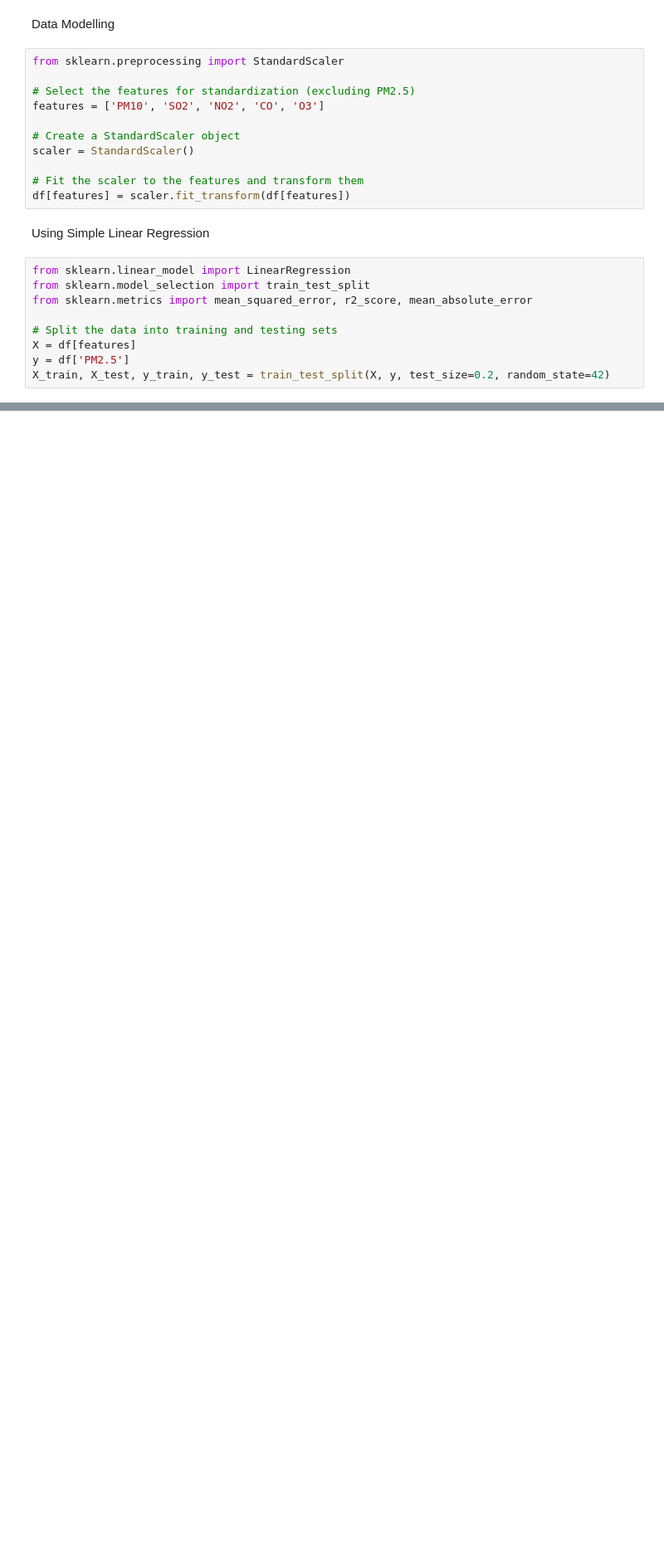
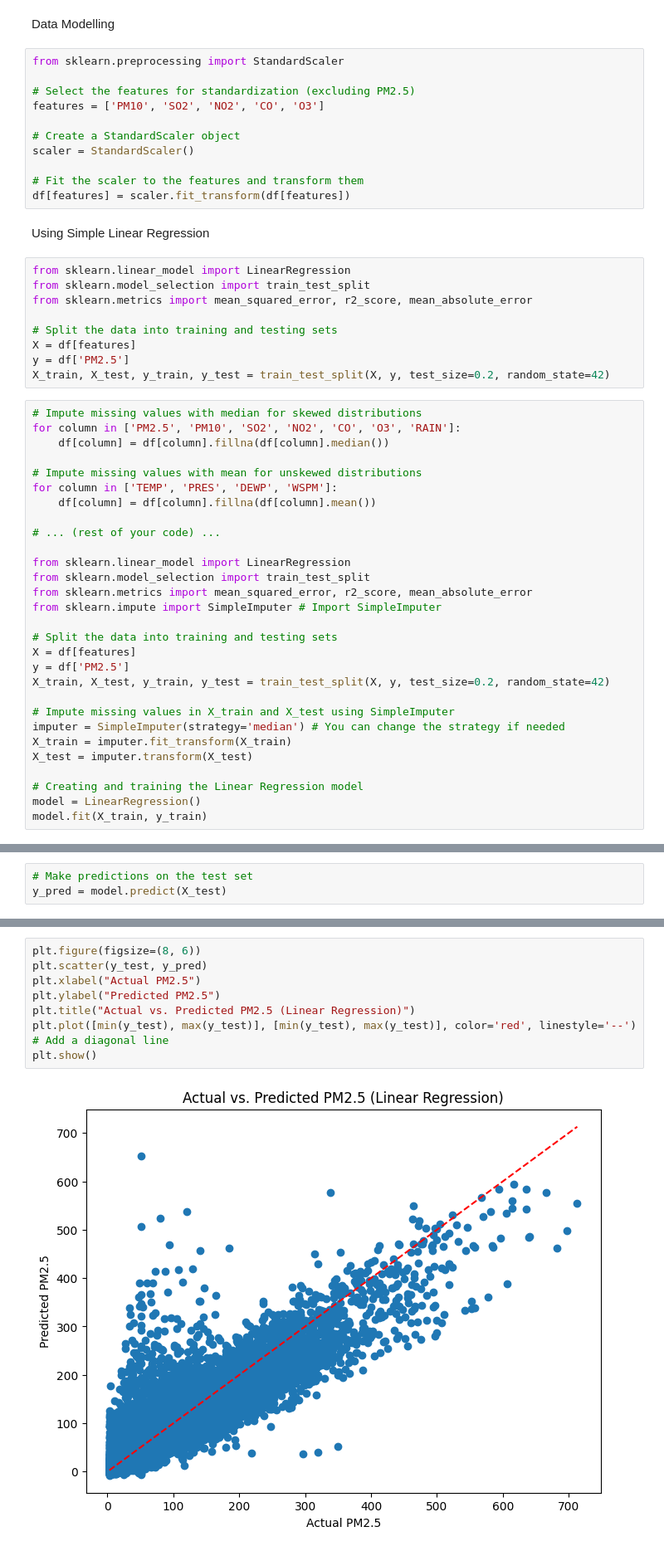
Before and after one commit to Myinnocent/CMP7005-ASSESS, a Jupyter notebook: Untitled7.ipynb, the cells around one changed output, grey strips where cells are left out. Shown at 83% size. Cells and saved outputs as stored; diff of their text form; blank space fills up the shorter version.

Commit message:
Visualizing the linear regression model

```diff
--- a/Untitled7.ipynb
+++ b/Untitled7.ipynb
@@ -961,3 +961,32 @@ from sklearn.metrics import mean_squared_error, r2_score, mean_absolute_error
 X = df[features]
 y = df['PM2.5']
 X_train, X_test, y_train, y_test = train_test_split(X, y, test_size=0.2, random_state=42)
+# %%
+# Impute missing values with median for skewed distributions
+for column in ['PM2.5', 'PM10', 'SO2', 'NO2', 'CO', 'O3', 'RAIN']:
+    df[column] = df[column].fillna(df[column].median())
+
+# Impute missing values with mean for unskewed distributions
+for column in ['TEMP', 'PRES', 'DEWP', 'WSPM']:
+    df[column] = df[column].fillna(df[column].mean())
+
+# ... (rest of your code) ...
+
+from sklearn.linear_model import LinearRegression
+from sklearn.model_selection import train_test_split
+from sklearn.metrics import mean_squared_error, r2_score, mean_absolute_error
+from sklearn.impute import SimpleImputer # Import SimpleImputer
+
+# Split the data into training and testing sets
+X = df[features]
+y = df['PM2.5']
+X_train, X_test, y_train, y_test = train_test_split(X, y, test_size=0.2, random_state=42)
+
+# Impute missing values in X_train and X_test using SimpleImputer
+imputer = SimpleImputer(strategy='median') # You can change the strategy if needed
+X_train = imputer.fit_transform(X_train)
+X_test = imputer.transform(X_test)
+
+# Creating and training the Linear Regression model
+model = LinearRegression()
+model.fit(X_train, y_train)
@@ -963,0 +995,3 @@ X_train, X_test, y_train, y_test = train_test_split(X, y, test_size=0.2, random_
+# %%
+# Make predictions on the test set
+y_pred = model.predict(X_test)
@@ -963,0 +1014,10 @@ X_train, X_test, y_train, y_test = train_test_split(X, y, test_size=0.2, random_
+# %%
+plt.figure(figsize=(8, 6))
+plt.scatter(y_test, y_pred)
+plt.xlabel("Actual PM2.5")
+plt.ylabel("Predicted PM2.5")
+plt.title("Actual vs. Predicted PM2.5 (Linear Regression)")
+plt.plot([min(y_test), max(y_test)], [min(y_test), max(y_test)], color='red', linestyle='--')  # Add a diagonal line
+plt.show()
+# %% [output]
+[figure, added]
```
Also changed, not shown: parts of 2 cells of this notebook.
